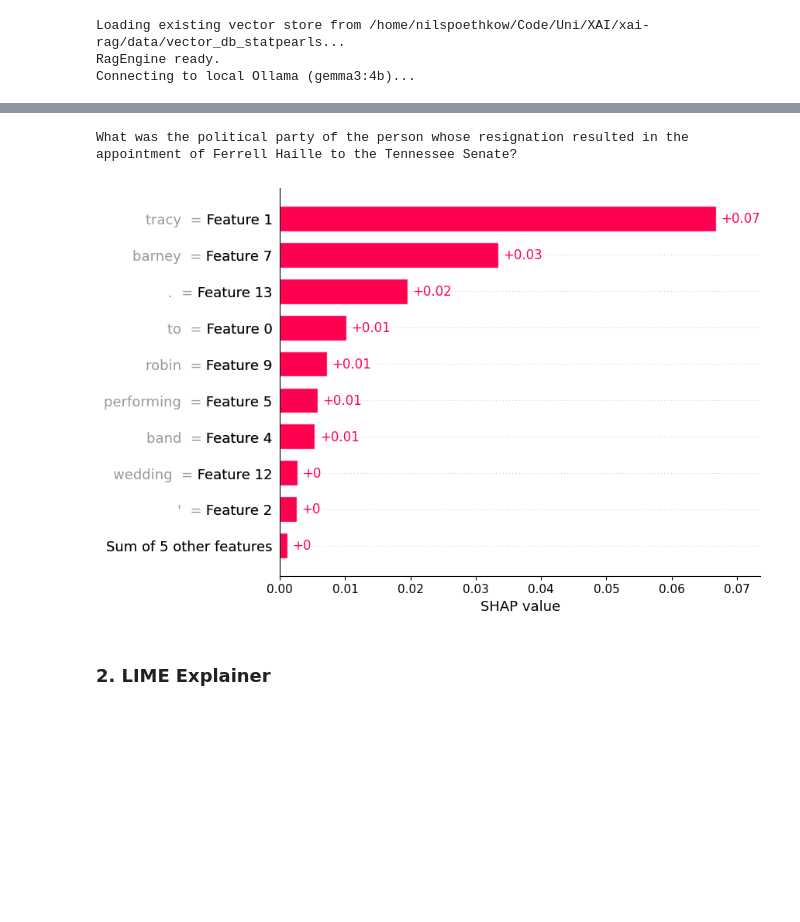
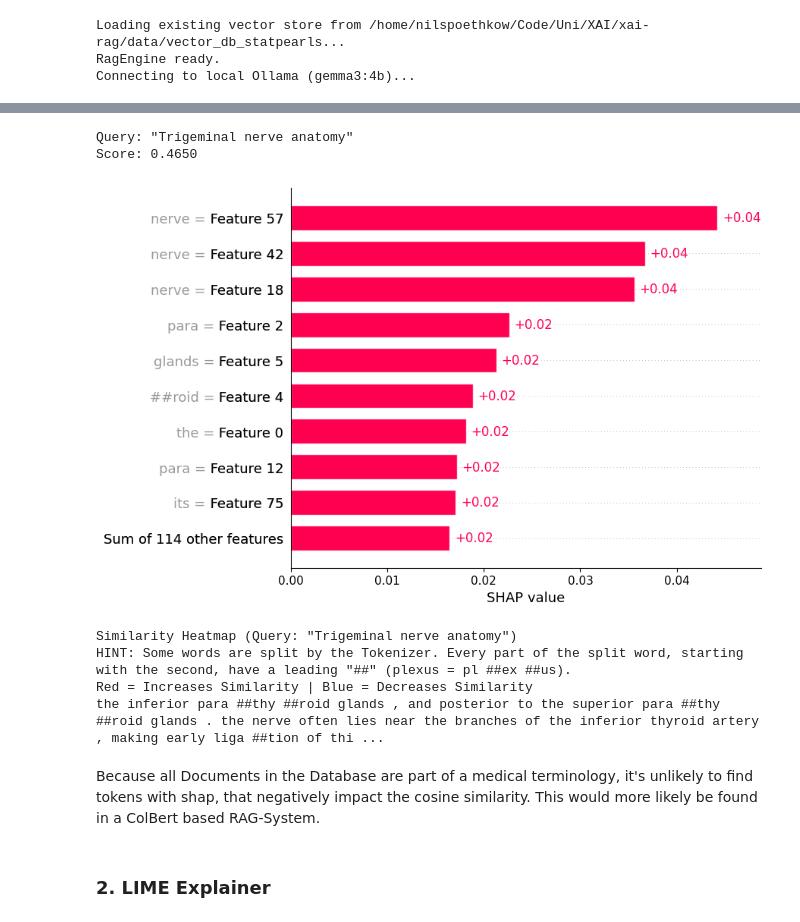
Before and after one commit to benediktveith/xai-rag, a Jupyter notebook: notebooks/Shap_Lime.ipynb, the cells around one changed output, grey strips where cells are left out. Cells and saved outputs as stored; diff of their text form; code cells hidden in the pictures; blank space fills up the shorter version.

```diff
--- a/notebooks/Shap_Lime.ipynb
+++ b/notebooks/Shap_Lime.ipynb
@@ -180,21 +169,30 @@ for trace in traces:
+# %%
+import shap.plots
+data = shap_explanation["hop_2"]
+
+print(f"Query: {data['query']}")
+print(f"Score: {data['score']:.4f}")
+
+# Use SHAP's built-in text plotter
+shap.plots.bar(shap.Explanation(
+    values=data["shap_values"],
+    base_values=0, # approx baseline
+    data=data["tokens"]
+))
+# %% [output]
+Query: "Trigeminal nerve anatomy"
+Score: 0.4650
+[figure, added]
 # %%
-initial_query = explanations[0]["initial_query"]
-
-hop1 = explanations[0]["explanation_hops"]["hop_1"]
-display_tokens = [t + " " for t in hop1['tokens']]
-
-shap_object = shap.Explanation(
-         values=np.array(hop1['shap_values']),
-         base_values=0.0,
-         data=np.array(display_tokens)
-     )
-
-print(initial_query)
-# shap.plots.waterfall(shap_object, max_display=10)
-shap.plots.bar(shap_object)
+# shap_explainer.plot_bar(shap_explanation, "hop_1")
+shap_explainer.plot_text_heatmap(shap_explanation, "hop_2")
 # %% [output]
-What was the political party of the person whose resignation resulted in the appointment of Ferrell Haille to the Tennessee Senate?
+Similarity Heatmap (Query: "Trigeminal nerve anatomy")
+HINT: Some words are split by the Tokenizer. Every part of the split word, starting with the second, have a leading "##" (plexus = pl ##ex ##us).
+Red = Increases Similarity | Blue = Decreases Similarity
+the inferior para ##thy ##roid glands , and posterior to the superior para ##thy ##roid glands . the nerve often lies near the branches of the inferior thyroid artery , making early liga ##tion of thi ...
-[figure, removed]
+# %% [markdown]
+Because all Documents in the Database are part of a medical terminology, it's unlikely to find tokens with shap, that negatively impact the cosine similarity. This would more likely be found in a ColBert based RAG-System.
 # %% [markdown]
 ### 2. LIME Explainer
 # %% [markdown]
```
Also changed, not shown: parts of 20 cells of this notebook, 6 other files.
